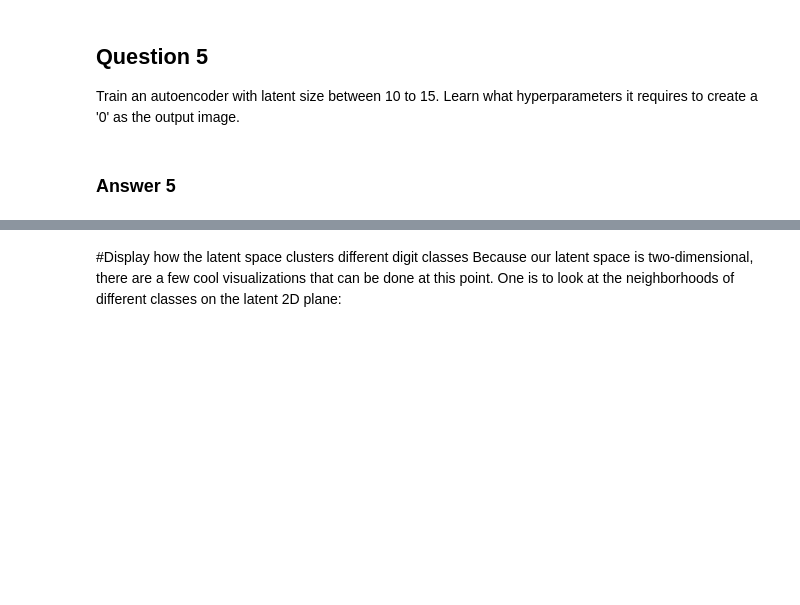
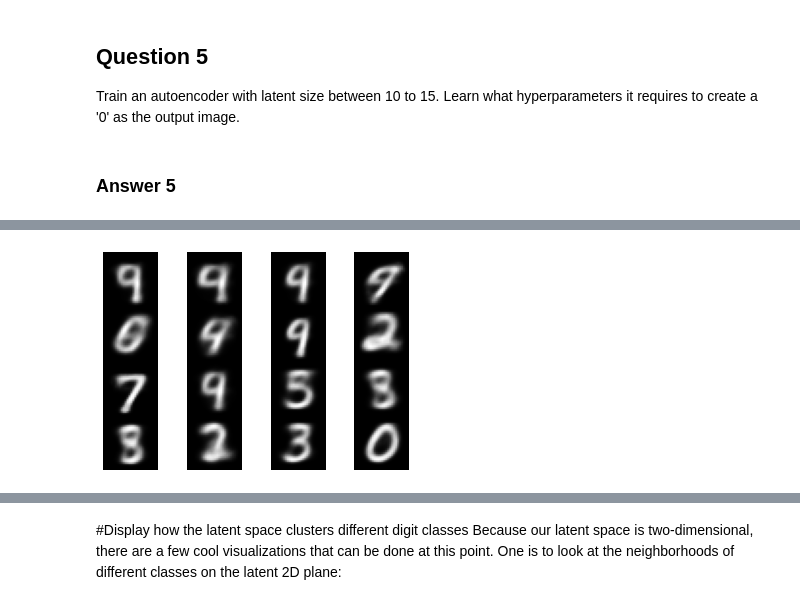
Before and after one commit to Mennatullah-Elsahy/spring_2023_vail-Mennatullah-Elsahy, a Jupyter notebook: Day_12/Autoencoders.ipynb, the cells around one changed output, grey strips where cells are left out. Drawn from its saved outputs; the diff is of its cells as text; code cells hidden in the pictures; blank space fills up the shorter version.

```diff
--- a/Day_12/Autoencoders.ipynb
+++ b/Day_12/Autoencoders.ipynb
@@ -217,0 +241,26 @@ Learn what hyperparameters it requires to create a '0' as the output image.
+# %%
+LATENT_SIZE = 13
+latent_vector = encoder(img)
+output = decoder(latent_vector)
+
+model = tf.keras.Model(inputs = img, outputs = output)
+model.compile("nadam", loss = "binary_crossentropy")
+
+EPOCHS = 10
+#Training the Model
+for epoch in range(EPOCHS):
+    fig, axs = plt.subplots(4, 4)
+    rand = x_test[np.random.randint(0, 10000, 16)].reshape((4, 4, 1, 28, 28))
+
+    display.clear_output() # If you imported display from IPython
+
+    for i in range(4):
+        for j in range(4):
+            axs[i, j].imshow(model.predict(rand[i, j])[0], cmap = "gray")
+            axs[i, j].axis("off")
+
+    plt.subplots_adjust(wspace = 0, hspace = 0)
+    plt.show()
+    print("-----------", "EPOCH", epoch, "-----------")
+    model.fit(x_train, x_train)
+# %% [output]
@@ -217,0 +283 @@ Learn what hyperparameters it requires to create a '0' as the output image.
+[figure, added]
```
Also changed, not shown: parts of 14 cells of this notebook.
